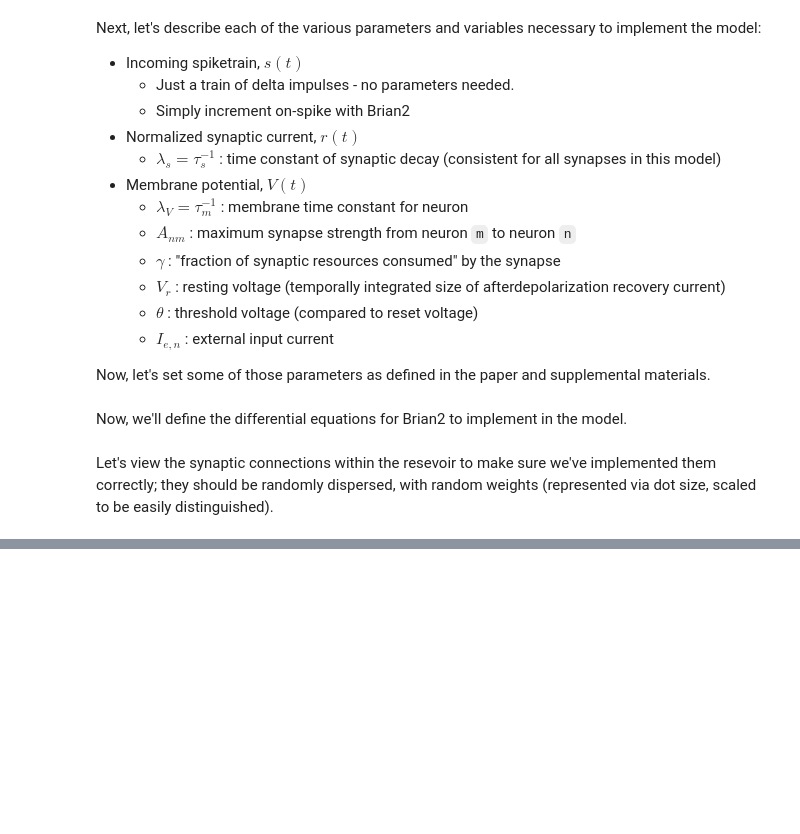
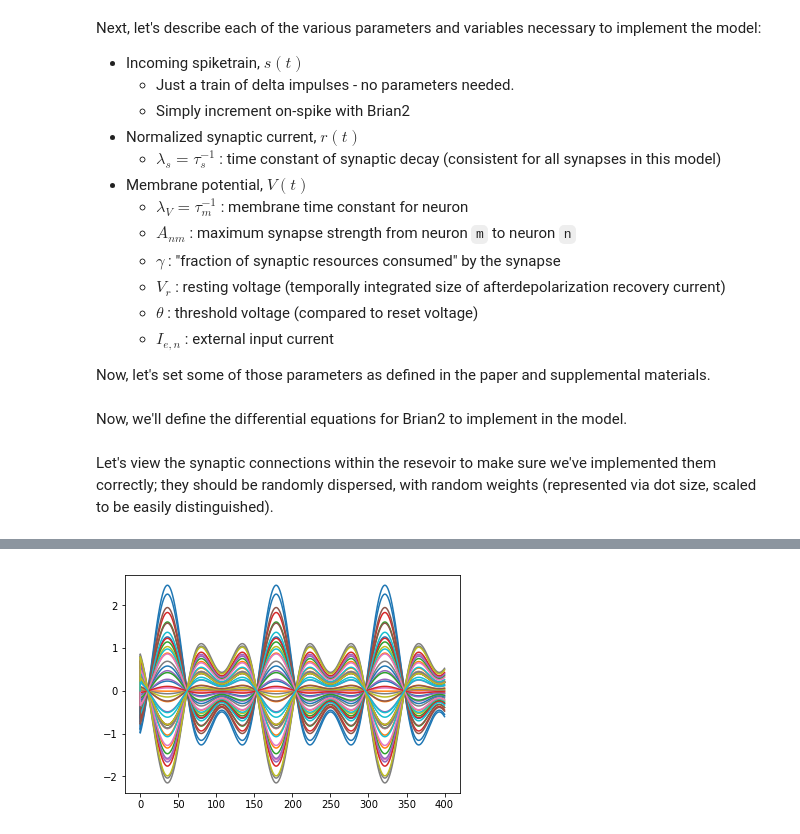
Before and after one commit to acellon/emc-brian-docker, a Jupyter notebook: src/emc-final-project.ipynb, the cells around one changed output, grey strips where cells are left out. Cells and saved outputs as stored; diff of their text form; code cells hidden in the pictures; blank space fills up the shorter version.

```diff
--- a/src/emc-final-project.ipynb
+++ b/src/emc-final-project.ipynb
@@ -208,4 +77,0 @@ WARNING    Came across an abstract code block that may not be well-defined: the
-# %%
-for i in range(N):
-    plot(checkState.t/ms, checkState.Iext[i])
-show()
@@ -235,0 +235,7 @@ show()
+# %%
+# Plot Iext (i.e. F times input weight)
+for i in range(N):
+    plot(resMon.t/ms, resMon.Iext[i])
+show()
+# %% [output]
+[figure, added]
```
Also changed, not shown: parts of 44 cells of this notebook.
